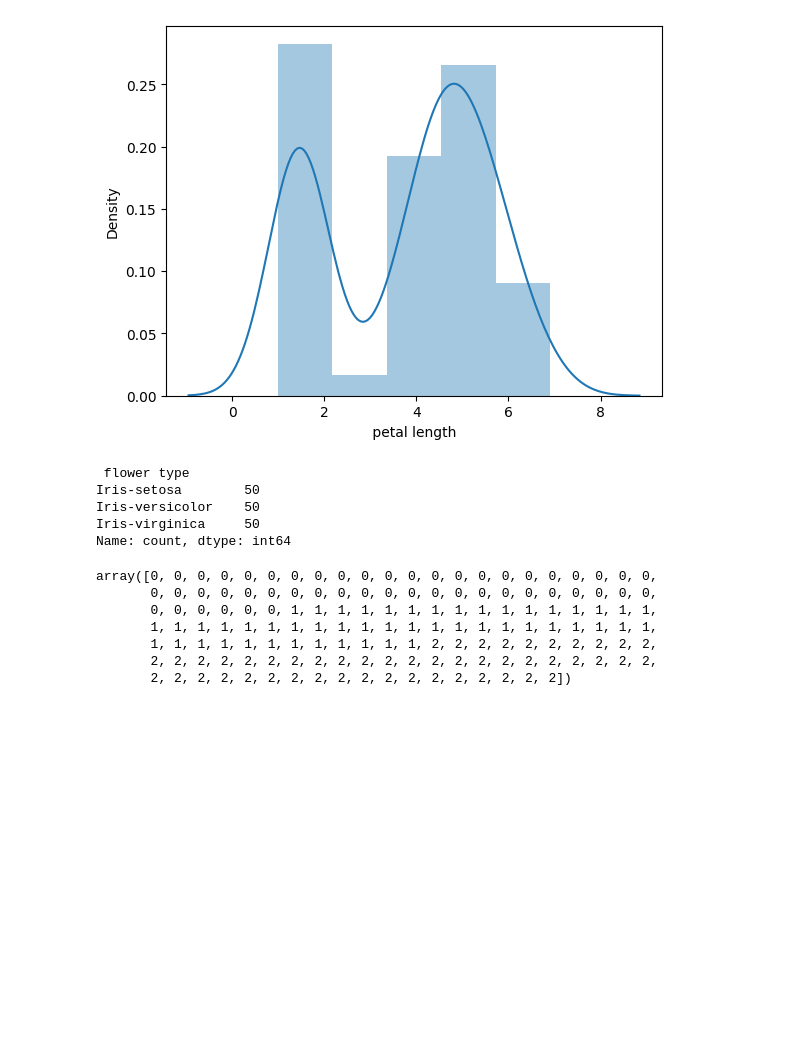
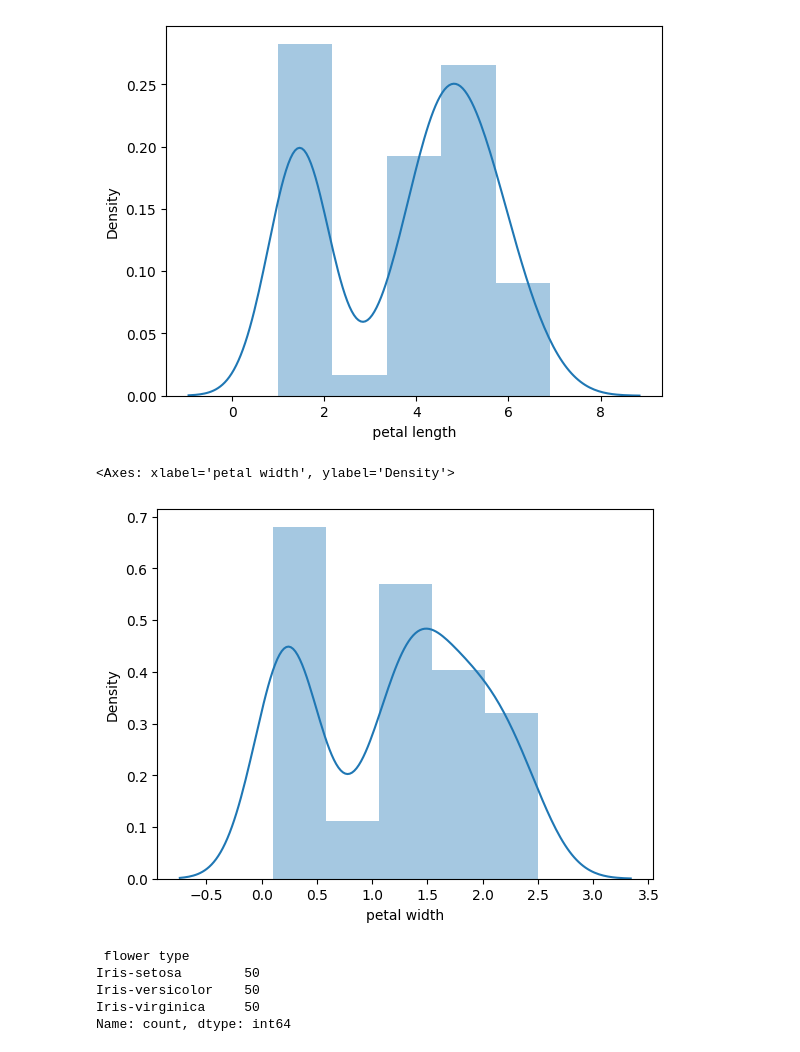
Before and after one commit to FahimS45/ML_projects_under_development, a Jupyter notebook: Classification-algorithms/Classification-algorithms.ipynb, the cells around one changed output. Saved outputs shown, nothing was run; the diff lists cells and outputs as text; code cells hidden in the pictures; blank space fills up the shorter version.

```diff
--- a/Classification-algorithms/Classification-algorithms.ipynb
+++ b/Classification-algorithms/Classification-algorithms.ipynb
@@ -60,6 +61,11 @@ sns.distplot(df[' petal length '])
 # %% [output]
 <Axes: xlabel=' petal length ', ylabel='Density'>
 [figure]
+# %%
+sns.distplot(df['petal width'])
+# %% [output]
+<Axes: xlabel='petal width', ylabel='Density'>
+[figure, added]
 # %%
 df[' flower type'].value_counts()
 # %% [output]
@@ -71,15 +77,3 @@ Name: count, dtype: int64
 # %%
 X = df.iloc[:,:-1]
 y = df.iloc[:,-1]
-
-label_encode = LabelEncoder()
-y_encoded = label_encode.fit_transform(y)
-y_encoded
-# %% [output]
-array([0, 0, 0, 0, 0, 0, 0, 0, 0, 0, 0, 0, 0, 0, 0, 0, 0, 0, 0, 0, 0, 0,
-       0, 0, 0, 0, 0, 0, 0, 0, 0, 0, 0, 0, 0, 0, 0, 0, 0, 0, 0, 0, 0, 0,
-       0, 0, 0, 0, 0, 0, 1, 1, 1, 1, 1, 1, 1, 1, 1, 1, 1, 1, 1, 1, 1, 1,
-       1, 1, 1, 1, 1, 1, 1, 1, 1, 1, 1, 1, 1, 1, 1, 1, 1, 1, 1, 1, 1, 1,
-       1, 1, 1, 1, 1, 1, 1, 1, 1, 1, 1, 1, 2, 2, 2, 2, 2, 2, 2, 2, 2, 2,
-       2, 2, 2, 2, 2, 2, 2, 2, 2, 2, 2, 2, 2, 2, 2, 2, 2, 2, 2, 2, 2, 2,
-       2, 2, 2, 2, 2, 2, 2, 2, 2, 2, 2, 2, 2, 2, 2, 2, 2, 2])
```
Also changed, not shown: parts of 7 cells of this notebook.
